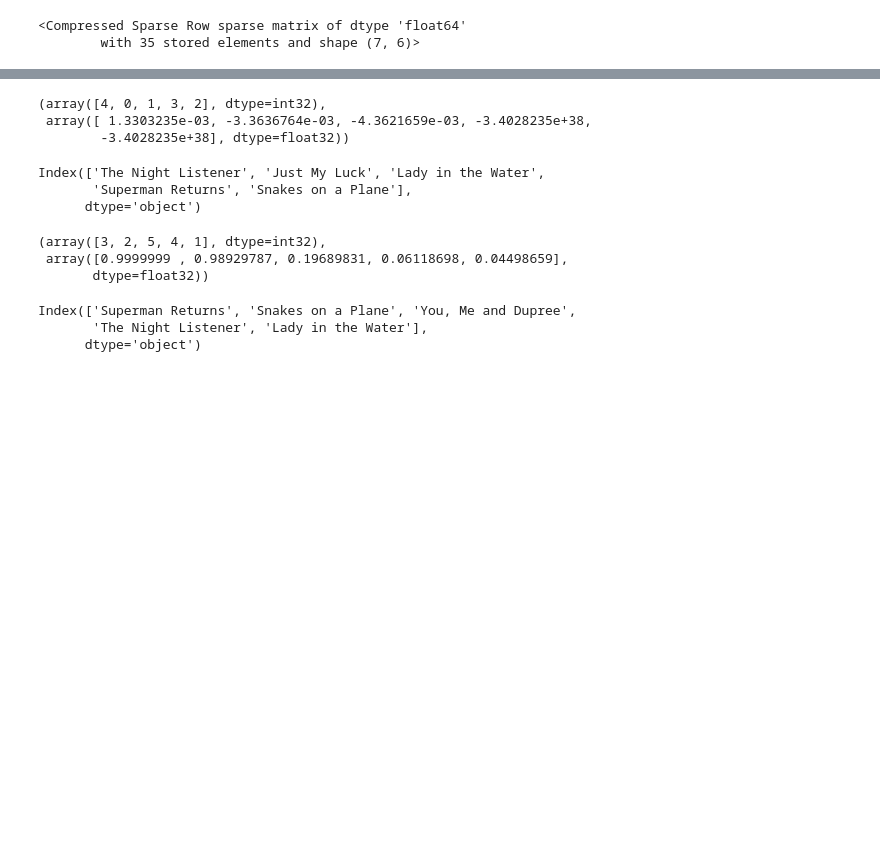
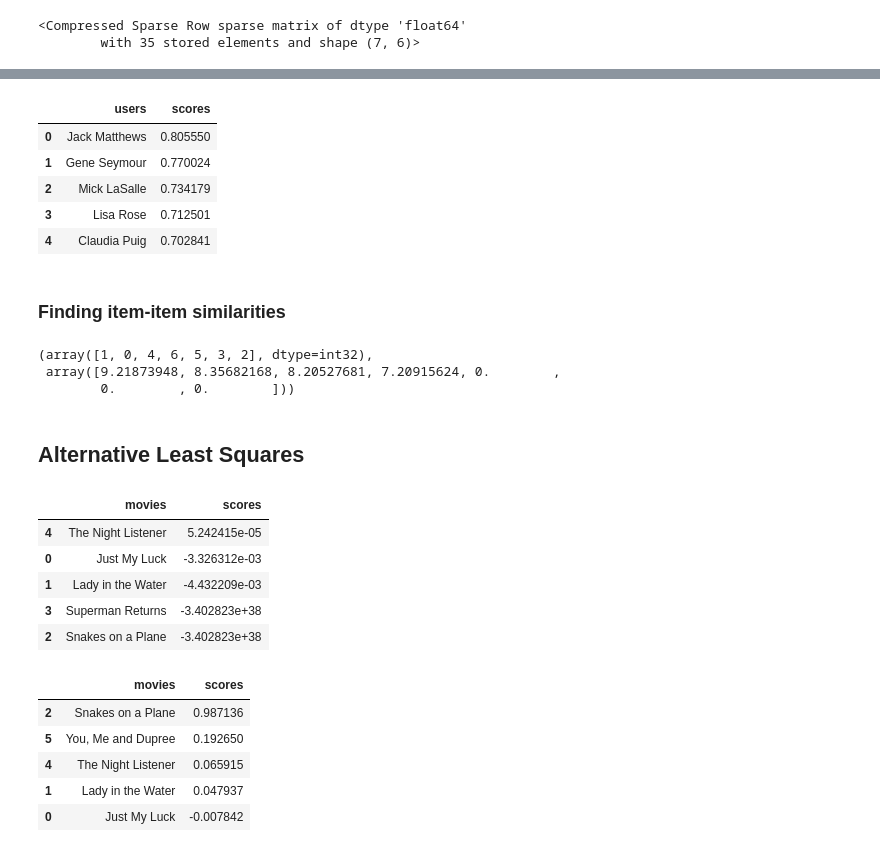
Before and after one commit to alextanhongpin/recommender-learn, a Jupyter notebook: 04_implicit.ipynb, the cells around one changed output, grey strips where cells are left out. Drawn from its saved outputs; the diff is of its cells as text; code cells hidden in the pictures; blank space fills up the shorter version.

```diff
--- a/04_implicit.ipynb
+++ b/04_implicit.ipynb
@@ -111,3 +169,34 @@ ratings
+# %%
+toby = 6
+
+ids, scores = model.similar_items(toby, N=5, filter_items=[toby])
+pd.DataFrame(
+    {
+        "users": users[ids],
+        "scores": scores,
+    }
+)
+# %% [output]
+|  | users | scores |
+| 0 | Jack Matthews | 0.805550 |
+| 1 | Gene Seymour | 0.770024 |
+| 2 | Mick LaSalle | 0.734179 |
+| 3 | Lisa Rose | 0.712501 |
+| 4 | Claudia Puig | 0.702841 |
+# %% [markdown]
+### Finding item-item similarities
+# %%
+toby = 6
+ids, scores = model.recommend(
+    toby, user_items[toby], N=10, filter_already_liked_items=True
+)
+ids, scores
+# %% [output]
+(array([1, 0, 4, 6, 5, 3, 2], dtype=int32),
+ array([9.21873948, 8.35682168, 8.20527681, 7.20915624, 0.        ,
+        0.        , 0.        ]))
+# %% [markdown]
+## Alternative Least Squares
 # %%
 from implicit.cpu.als import AlternatingLeastSquares
 
@@ -117,33 +206,27 @@ model.fit(ratings)
 toby = 6
 
 # recommend items for user.
-ids, scores = model.recommend(toby, ratings[toby], N=5)
-ids, scores
+ids, scores = model.recommend(toby, user_items[toby], N=5)
+pd.DataFrame({"movies": movies[ids], "scores": scores}, index=ids)
 # %% [output]
-(array([4, 0, 1, 3, 2], dtype=int32),
- array([ 1.3303235e-03, -3.3636764e-03, -4.3621659e-03, -3.4028235e+38,
-        -3.4028235e+38], dtype=float32))
+|  | movies | scores |
+| 4 | The Night Listener | 5.242415e-05 |
+| 0 | Just My Luck | -3.326312e-03 |
+| 1 | Lady in the Water | -4.432209e-03 |
+| 3 | Superman Returns | -3.402823e+38 |
+| 2 | Snakes on a Plane | -3.402823e+38 |
-# %%
-movies[ids]
-# %% [output]
-Index(['The Night Listener', 'Just My Luck', 'Lady in the Water',
-       'Superman Returns', 'Snakes on a Plane'],
-      dtype='object')
 # %%
 superman = 3
 
 # find related items.
-ids, scores = model.similar_items(superman, N=5)
-ids, scores
+ids, scores = model.similar_items(superman, N=5, filter_items=[superman])
+pd.DataFrame({"movies": movies[ids], "scores": scores}, index=ids)
 # %% [output]
-(array([3, 2, 5, 4, 1], dtype=int32),
- array([0.9999999 , 0.98929787, 0.19689831, 0.06118698, 0.04498659],
-       dtype=float32))
+|  | movies | scores |
+| 2 | Snakes on a Plane | 0.987136 |
+| 5 | You, Me and Dupree | 0.192650 |
+| 4 | The Night Listener | 0.065915 |
+| 1 | Lady in the Water | 0.047937 |
+| 0 | Just My Luck | -0.007842 |
-# %%
-movies[ids]
-# %% [output]
-Index(['Superman Returns', 'Snakes on a Plane', 'You, Me and Dupree',
-       'The Night Listener', 'Lady in the Water'],
-      dtype='object')
 # %%
 # find related users.
```
Also changed, not shown: parts of 33 cells of this notebook, 20 other files.
